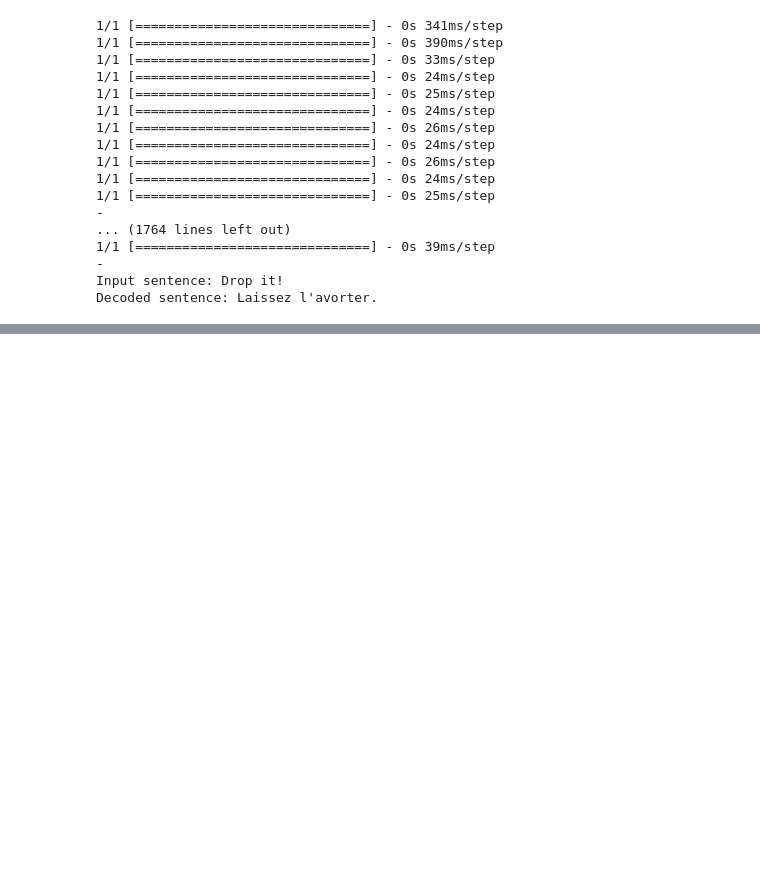
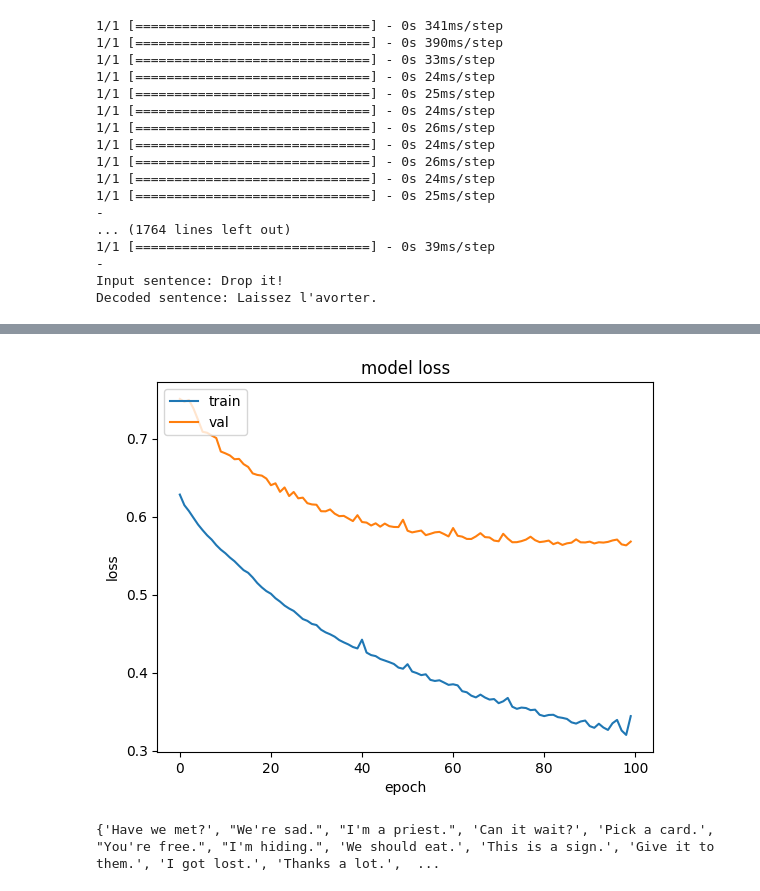
Before and after one commit to vankhoa21991/cyberlab, a Jupyter notebook: tutorial/week6_attention/Seq2Seq_Tutorial.ipynb, the cells around one changed output, grey strips where cells are left out. Saved outputs shown, nothing was run; the diff lists cells and outputs as text; code cells hidden in the pictures; blank space fills up the shorter version.

```diff
--- a/tutorial/week6_attention/Seq2Seq_Tutorial.ipynb
+++ b/tutorial/week6_attention/Seq2Seq_Tutorial.ipynb
@@ -904,0 +1081,6 @@ Decoded sentence: Laissez l'avorter.
+# %%
+model.compile(optimizer=tf.keras.optimizers.Adam(lr=0.01, beta_1=0.9, beta_2=0.999), loss='categorical_crossentropy', metrics=['accuracy'])
+history = model.fit([encoder_input_data, decoder_input_data], decoder_target_data,
+          batch_size=batch_size,
+          epochs=epochs,
+          validation_split=0.2)
@@ -904,0 +1106,20 @@ Decoded sentence: Laissez l'avorter.
+# %%
+from matplotlib import pyplot as plt
+
+# plt.plot(history.history['accuracy'])
+# plt.plot(history.history['val_accuracy'])
+# plt.title('model accuracy')
+# plt.ylabel('accuracy')
+# plt.xlabel('epoch')
+# plt.legend(['train', 'val'], loc='upper left')
+# plt.show()
+
+plt.plot(history.history['loss'])
+plt.plot(history.history['val_loss'])
+plt.title('model loss')
+plt.ylabel('loss')
+plt.xlabel('epoch')
+plt.legend(['train', 'val'], loc='upper left')
+plt.show()
+# %% [output]
+[figure, added]
@@ -904,0 +1184,4 @@ Decoded sentence: Laissez l'avorter.
+# %%
+print(set(input_texts))
+# %% [output]
+{'Have we met?', "We're sad.", "I'm a priest.", 'Can it wait?', 'Pick a card.', "You're free.", "I'm hiding.", 'We should eat.', 'This is a sign.', 'Give it to them.', 'I got lost.', 'Thanks a lot.',  ...
```
Also changed, not shown: parts of 19 cells of this notebook.
